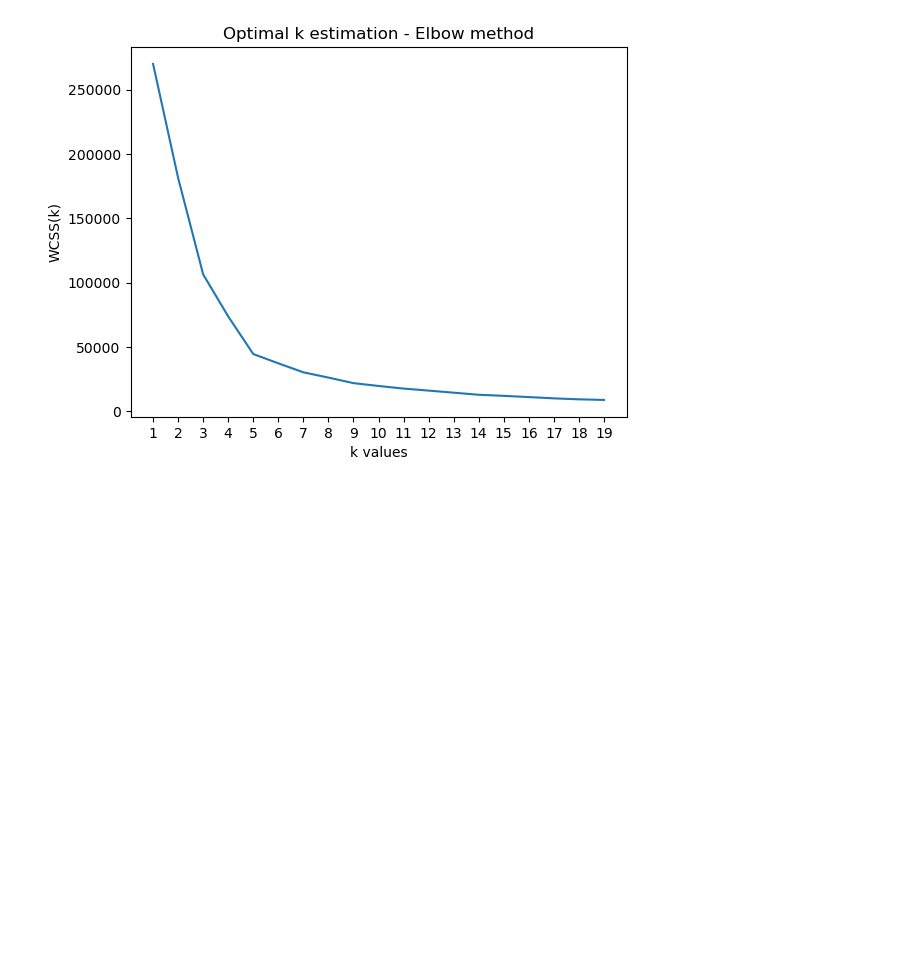
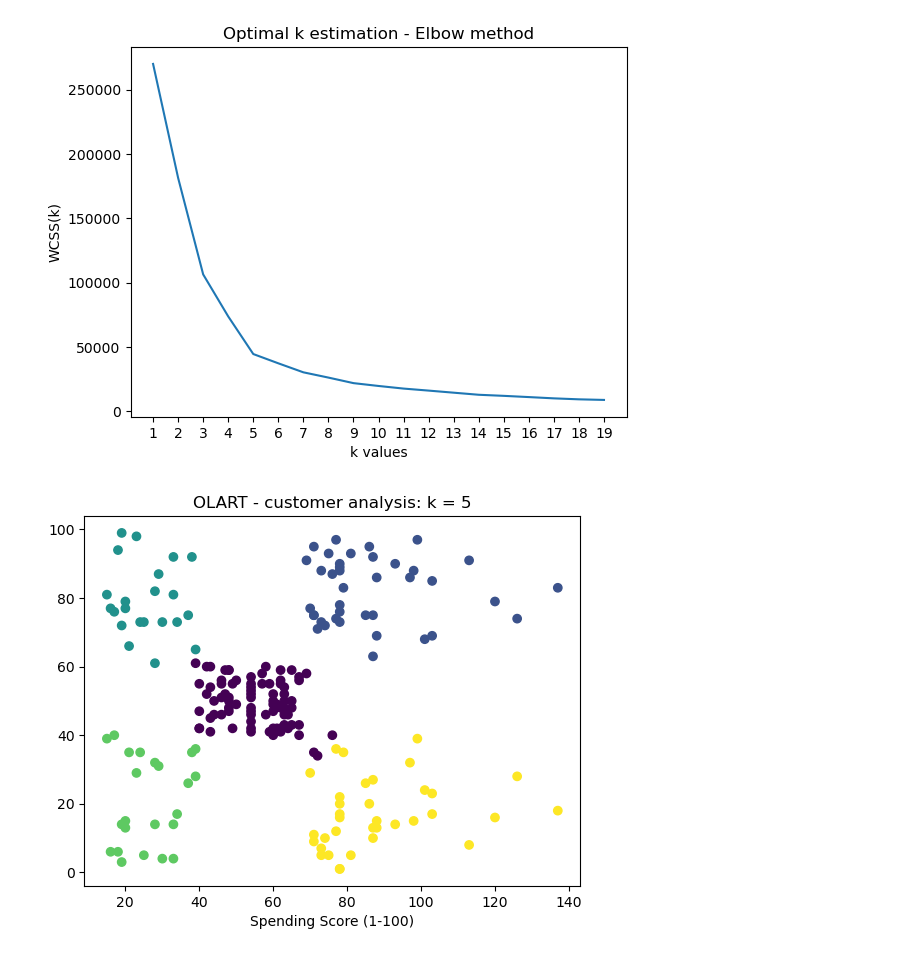
Before and after one commit to mlinsights/freemium, a Jupyter notebook: algorithms/clustering/k-means/k-means-clustering-demo.ipynb, the cells around one changed output. Cells and saved outputs as stored; diff of their text form; code cells hidden in the pictures; blank space fills up the shorter version.

```diff
--- a/algorithms/clustering/k-means/k-means-clustering-demo.ipynb
+++ b/algorithms/clustering/k-means/k-means-clustering-demo.ipynb
@@ -66,13 +66,15 @@ plt.show()
 # %% [output]
 [figure]
 # %%
-k_optimal = 5  #s
+k_optimal = 5  #sharpest bend at k=5
 km = KMeans(k_optimal)
 clusterIds = km.fit_predict(sub_df) #get data group labels
 
 plt.figure()
 plt.xlabel(sub_df.columns[0])
 plt.xlabel(sub_df.columns[1])
 plt.scatter(x_1,x_2,c=clusterIds)
-plt.title('OLART - customer analysis: k = 3')
+plt.title('OLART - customer analysis: k = %d'%k_optimal)
 plt.show()
+# %% [output]
+[figure, added]
```
Also changed, not shown: parts of 2 cells of this notebook.
